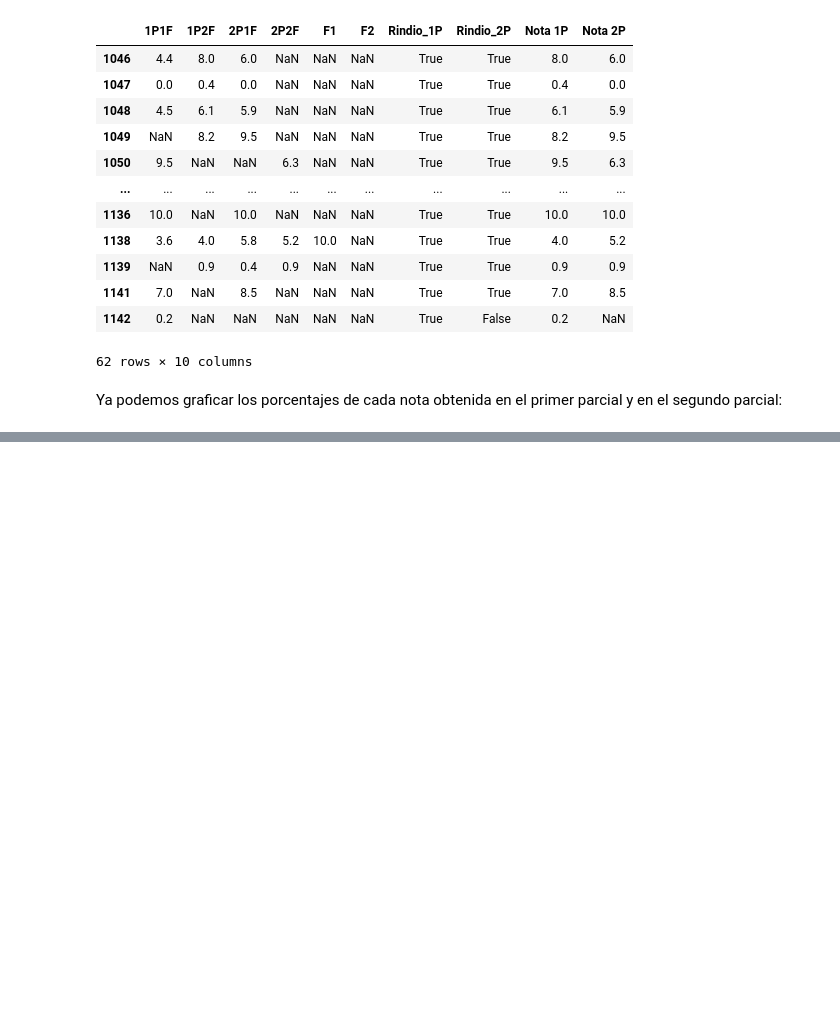
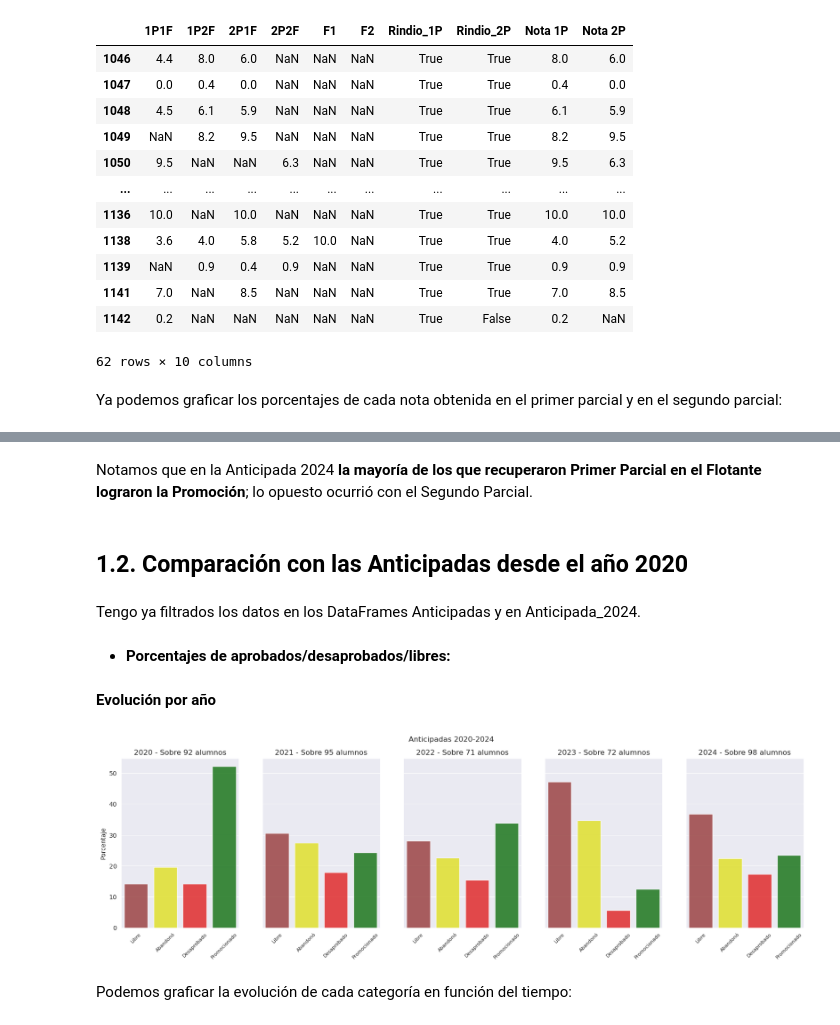
Before and after one commit to juanjogervasio/Intro-courses-analysis, a Jupyter notebook: Mate_PI_Analysis.ipynb, the cells around one changed output, grey strips where cells are left out. Saved outputs shown, nothing was run; the diff lists cells and outputs as text; code cells hidden in the pictures; blank space fills up the shorter version.

```diff
--- a/Mate_PI_Analysis.ipynb
+++ b/Mate_PI_Analysis.ipynb
@@ -589,0 +587,4 @@ plt.show()
+# %%
+print("Anticipada 2024:", "\n")
+for i in ["Promocionado", "Desaprobado"]:
+    print(f"{i}s en Flotante: {flotante_completo_2024 ["Condicion"].value_counts(normalize = True).loc[ i ]: .2%}")
@@ -589,0 +598,11 @@ plt.show()
+# %%
+print("Anticipada 2024", "\n")
+print("Flotante de Primer Parcial:")
+print(f"Rindieron {flotante_completo_2024[ ~flotante_completo_2024["F1"].isna() ]["F1"].count()} personas")
+for i in ["Promocionado", "Desaprobado"]:
+    print(f"{i}s: {flotante_completo_2024[ ~flotante_completo_2024["F1"].isna() ]["Condicion"].value_counts(normalize=True).loc[ i ]: .2%}")
+print("\n")
+print("Flotante de Segundo Parcial:")
+print(f"Rindieron {flotante_completo_2024[ ~flotante_completo_2024["F2NOtamos "].isna() ]["F2"].count()} personas")
+for i in ["Promocionado", "Desaprobado"]:
+    print(f"{i}s: {flotante_completo_2024[ ~flotante_completo_2024["F2"].isna() ]["Condicion"].value_counts(normalize=True).loc[ i ]: .2%}")
@@ -589,0 +622,32 @@ plt.show()
+# %% [markdown]
+Notamos que en la Anticipada 2024 **la mayoría de los que recuperaron Primer Parcial en el Flotante lograron la Promoción**; lo opuesto ocurrió con el Segundo Parcial.
+# %% [markdown]
+## 1.2. Comparación con las Anticipadas desde el año 2020
+# %% [markdown]
+Tengo ya filtrados los datos en los DataFrames Anticipadas y en Anticipada_2024.
+# %% [markdown]
+- **Porcentajes de aprobados/desaprobados/libres:**
+# %% [markdown]
+**Evolución por año**
+# %%
+# Evolución por año
+fig, ax = plt.subplots(1,5, sharey = True, figsize = (20,5))
+for i in range(0,5):
+    sns.countplot(data=Anticipadas[ Anticipadas["Año"] == (2020 + i)],
+                  x="Condicion",
+                  hue="Condicion",
+                  stat="percent",
+                  alpha=0.8,
+                  palette=["brown", "yellow", "red", "green"],
+                  ax = ax[i])
+    ax[i].set_title(f"{2020+i} - Sobre {Anticipadas[ Anticipadas["Año"] == (2020 + i)].shape[0]} alumnos")
+    ax[i].set_ylabel("Porcentaje")
+    ax[i].set_xlabel("")
+    ax[i].tick_params(axis="x", labelsize = 8, rotation=45)
+
+plt.suptitle("Anticipadas 2020-2024")
+plt.show()
+# %% [output]
+[figure, added]
+# %% [markdown]
+Podemos graficar la evolución de cada categoría en función del tiempo:
```
Also changed, not shown: parts of 27 cells of this notebook.
